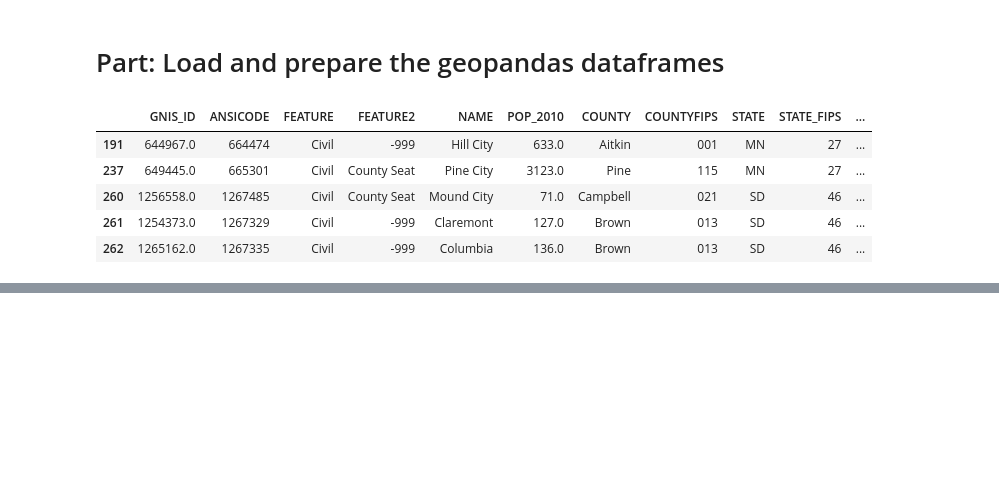
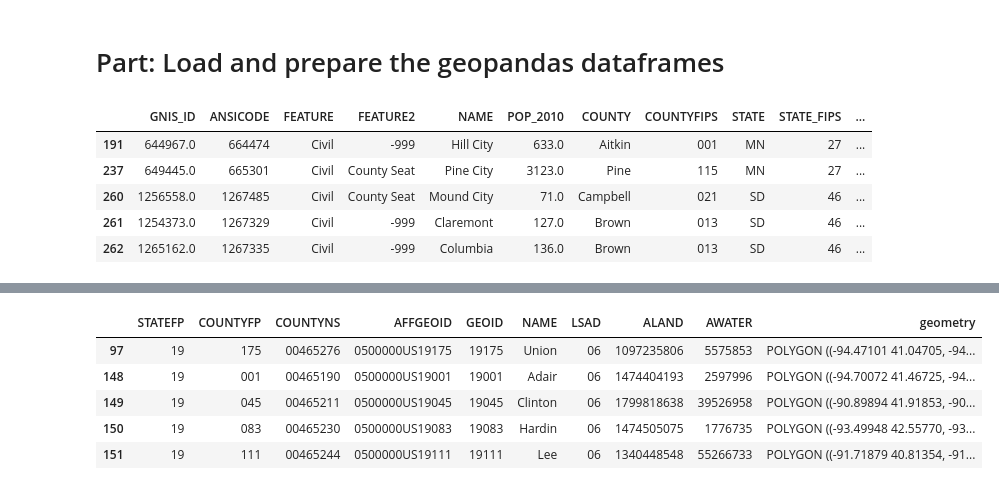
Before and after one commit to rahmanole/CSC585, a Jupyter notebook: project_2/project_2.ipynb, the cells around one changed output, grey strips where cells are left out. Drawn from its saved outputs; the diff is of its cells as text; code cells hidden in the pictures; blank space fills up the shorter version.

```diff
--- a/project_2/project_2.ipynb
+++ b/project_2/project_2.ipynb
@@ -48,3 +49,4 @@ cities_df_final.head()
 | 262 | 1265162.0 | 1267335 | Civil | -999 | Columbia | 136.0 | Brown | 013 | SD | 46 | ... |
 # %%
 cities_df_final = cities_df_final.drop(['COUNTY', 'COUNTYFIPS'],axis=1)
+cities_df_final = cities_df_final.loc[cities_df_final.FEATURE == 'Civil']
@@ -86,0 +53,3 @@ county_df[['STATEFP','COUNTYFP','GEOID','NAME']]
+# %%
+cities_df_final = cities_df_final.loc[cities_df_final.FEATURE == 'Civil']
+cities_df_final.head()
@@ -86,0 +63,3 @@ county_df[['STATEFP','COUNTYFP','GEOID','NAME']]
+# %%
+counties_df_final = counties_df.loc[counties_df.STATEFP.isin(list(cities_df_final.STATE_FIPS.unique()))]
+counties_df_final.loc[97]
@@ -86,0 +80,10 @@ county_df[['STATEFP','COUNTYFP','GEOID','NAME']]
+# %%
+unprojected_counties_IA = counties_df_final.loc[counties_df_final.STATEFP==STATE_FIPS_IA]
+unprojected_counties_IA.head()
+# %% [output]
+|  | STATEFP | COUNTYFP | COUNTYNS | AFFGEOID | GEOID | NAME | LSAD | ALAND | AWATER | geometry |
+| 97 | 19 | 175 | 00465276 | 0500000US19175 | 19175 | Union | 06 | 1097235806 | 5575853 | POLYGON ((-94.47101 41.04705, -94... |
+| 148 | 19 | 001 | 00465190 | 0500000US19001 | 19001 | Adair | 06 | 1474404193 | 2597996 | POLYGON ((-94.70072 41.46725, -94... |
+| 149 | 19 | 045 | 00465211 | 0500000US19045 | 19045 | Clinton | 06 | 1799818638 | 39526958 | POLYGON ((-90.89894 41.91853, -90... |
+| 150 | 19 | 083 | 00465230 | 0500000US19083 | 19083 | Hardin | 06 | 1474505075 | 1776735 | POLYGON ((-93.49948 42.55770, -93... |
+| 151 | 19 | 111 | 00465244 | 0500000US19111 | 19111 | Lee | 06 | 1340448548 | 55266733 | POLYGON ((-91.71879 40.81354, -91... |
```
Also changed, not shown: parts of 19 cells of this notebook, 1 other file.
